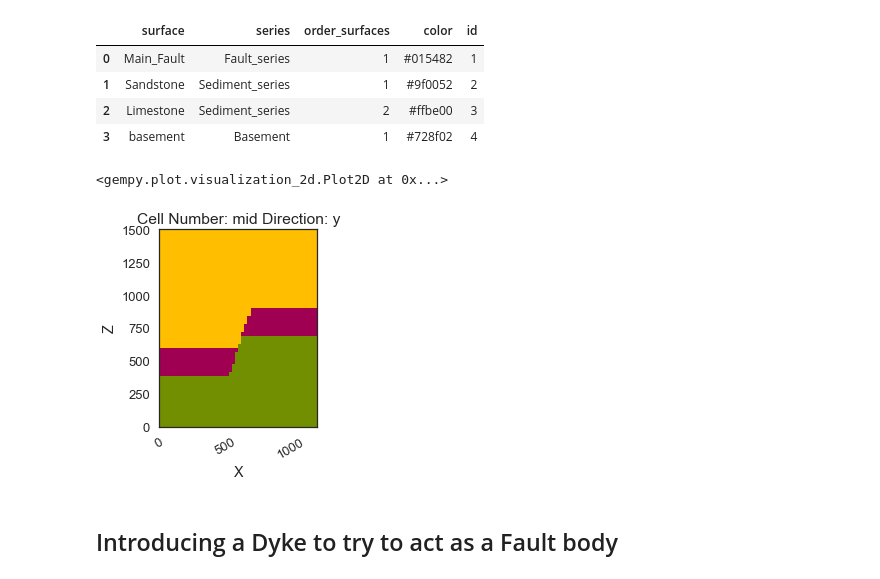
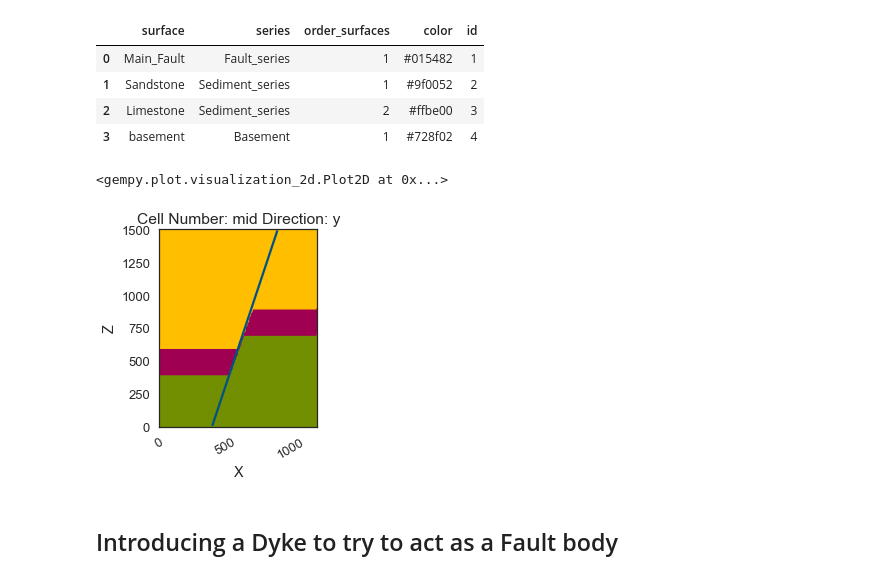
Before and after one commit to Japhiolite/gempy-tests, a Jupyter notebook: notebooks/Test-model_dyke_3D.ipynb, the cells around one changed output. Drawn from its saved outputs; the diff is of its cells as text; code cells hidden in the pictures.

```diff
--- a/notebooks/Test-model_dyke_3D.ipynb
+++ b/notebooks/Test-model_dyke_3D.ipynb
@@ -68,11 +69,11 @@ geo_model.set_is_fault(['Fault_series'],
 # Compute the model
 sol = gp.compute_model(geo_model, compute_mesh=True)
 # %%
-gp.plot_2d(geo_model, direction='y', show_block=True, show_boundaries=False,
+gp.plot_2d(geo_model, direction='y', show_block=True, show_boundaries=True,
            show_data=False, show_results=True)
 # %% [output]
 <gempy.plot.visualization_2d.Plot2D at 0x...>
-[figure, old version]
+[figure, new version]
 # %% [markdown]
 ## Introducing a Dyke to try to act as a Fault body
 # %%
```
Also changed, not shown: parts of 17 cells of this notebook, 24 other files.
